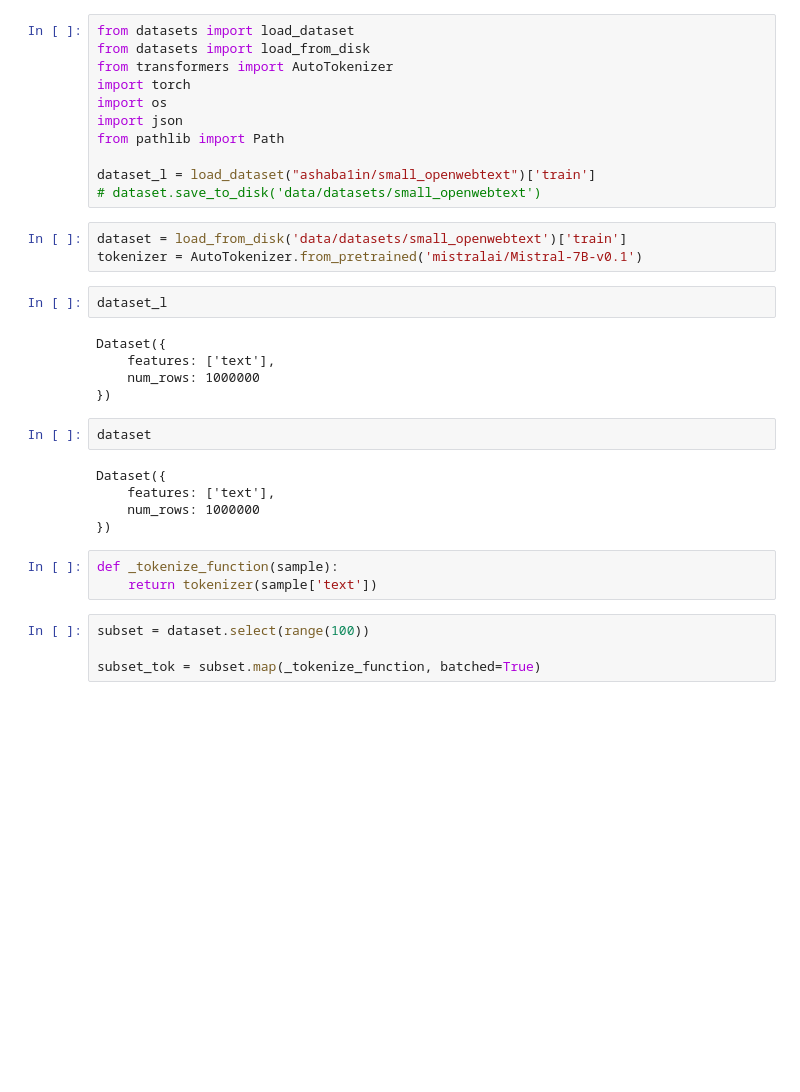
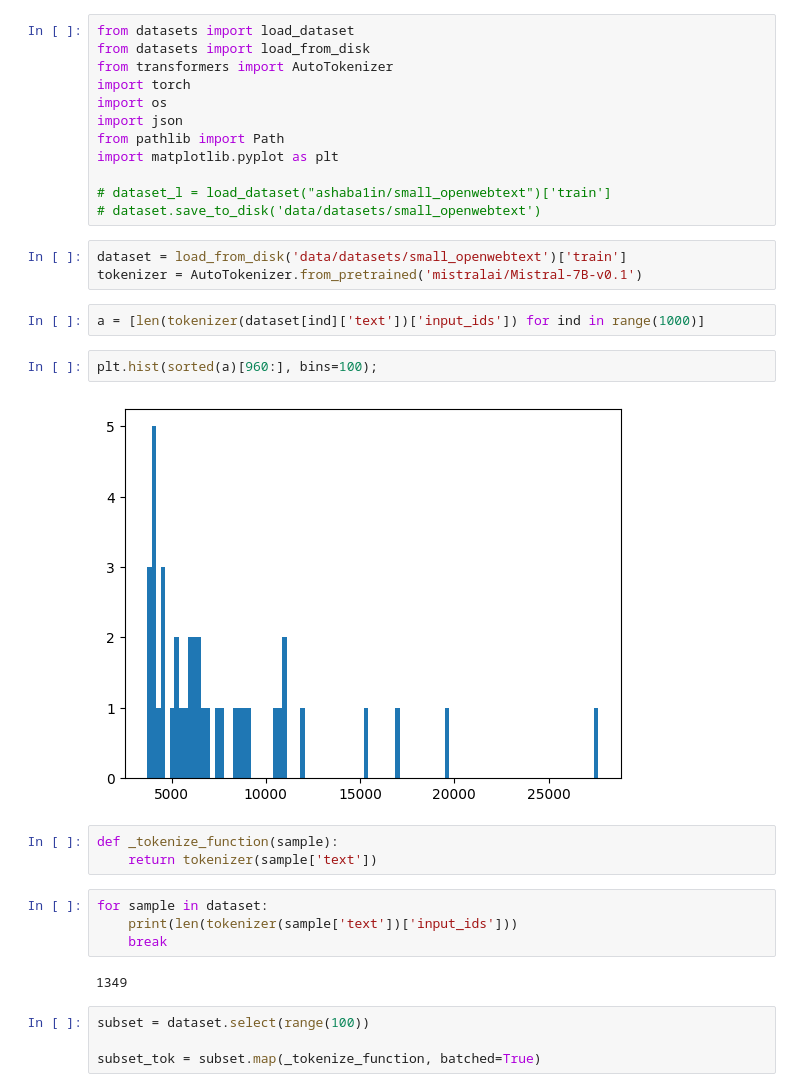
Before and after one commit to TmBoris/LLaMA, a Jupyter notebook: playground.ipynb, the cells around one changed output. Cells and saved outputs as stored; diff of their text form; blank space fills up the shorter version.

Commit message:
experimenting with datasets

```diff
--- a/playground.ipynb
+++ b/playground.ipynb
@@ -6,29 +6,28 @@ import torch
 import os
 import json
 from pathlib import Path
+import matplotlib.pyplot as plt
 
-dataset_l = load_dataset("ashaba1in/small_openwebtext")['train']
+# dataset_l = load_dataset("ashaba1in/small_openwebtext")['train']
 # dataset.save_to_disk('data/datasets/small_openwebtext')
 # %%
 dataset = load_from_disk('data/datasets/small_openwebtext')['train']
 tokenizer = AutoTokenizer.from_pretrained('mistralai/Mistral-7B-v0.1')
-# %%
-dataset_l
-# %% [output]
-Dataset({
-    features: ['text'],
-    num_rows: 1000000
-})
-# %%
-dataset
-# %% [output]
-Dataset({
-    features: ['text'],
-    num_rows: 1000000
-})
+# %%
+a = [len(tokenizer(dataset[ind]['text'])['input_ids']) for ind in range(1000)]
+# %%
+plt.hist(sorted(a)[960:], bins=100);
+# %% [output]
+[figure, added]
 # %%
 def _tokenize_function(sample):
     return tokenizer(sample['text'])
+# %%
+for sample in dataset:
+    print(len(tokenizer(sample['text'])['input_ids']))
+    break
+# %% [output]
+1349
 # %%
 subset = dataset.select(range(100))
 
```
Also changed, not shown: parts of 3 cells of this notebook, 23 other files.
